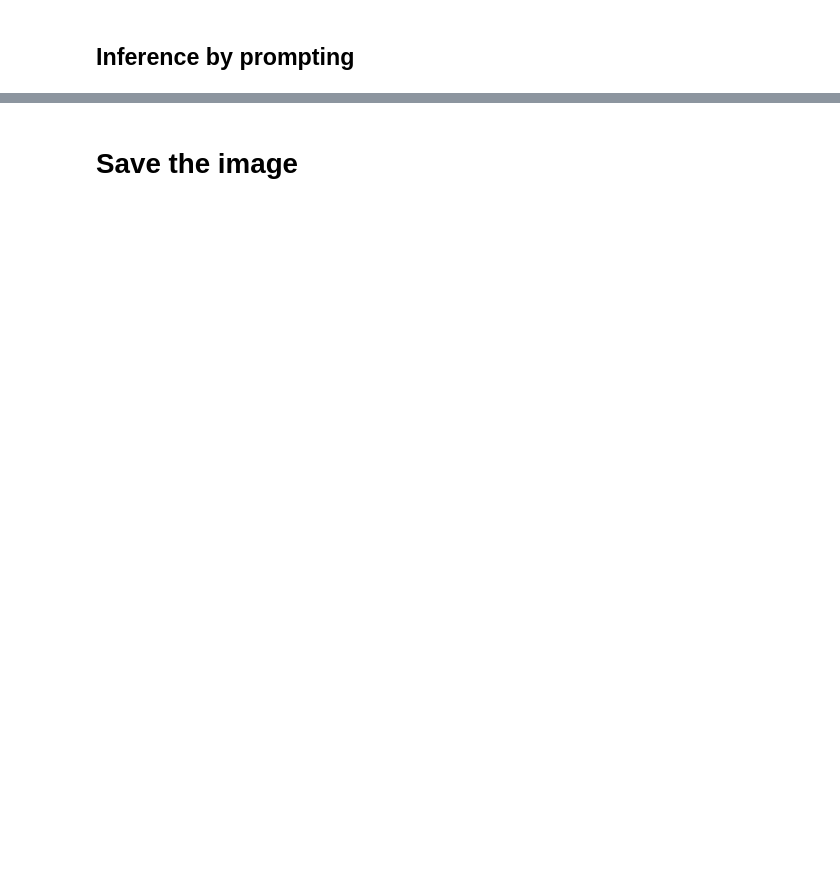
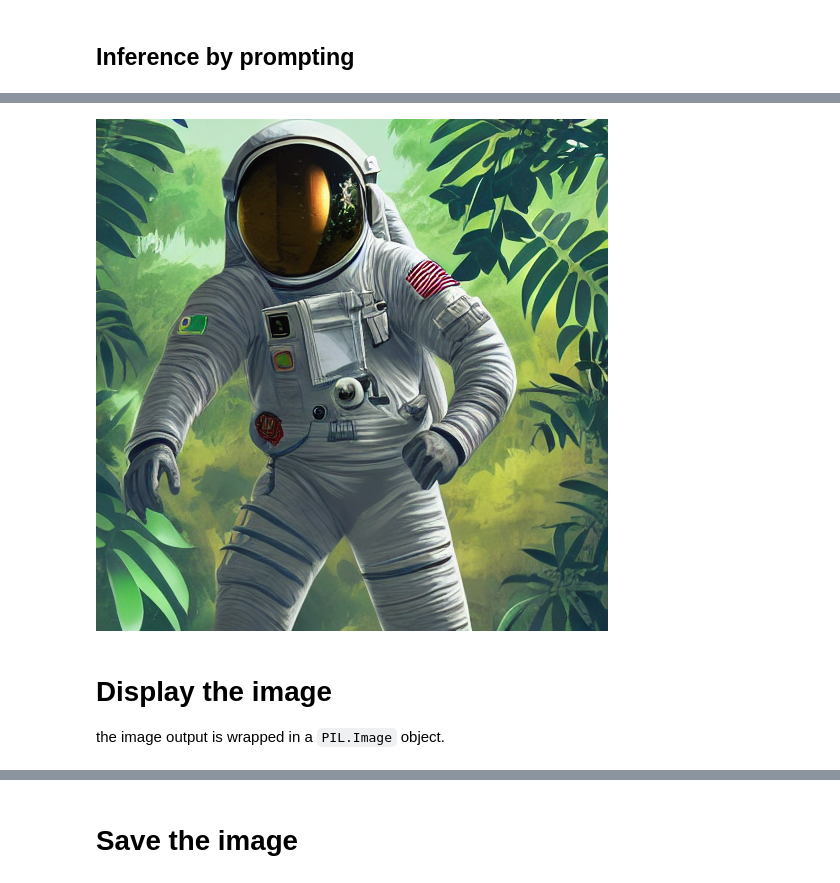
Before and after one commit to LittleFish-Coder/huggingface-workshop, a Jupyter notebook: diffuser.ipynb, the cells around one changed output, grey strips where cells are left out. Cells and saved outputs as stored; diff of their text form; code cells hidden in the pictures; blank space fills up the shorter version.

```diff
--- a/diffuser.ipynb
+++ b/diffuser.ipynb
@@ -52,3 +70,12 @@ image
+# %%
+image = pipeline("Astronaut in a jungle, cold color palette, muted colors, detailed, 8k").images[0]
+image
+# %% [output]
+[figure, added]
+# %% [markdown]
+# Display the image
+
+the image output is wrapped in a `PIL.Image` object.
 # %%
 # display the image
 from PIL import Image
```
Also changed, not shown: parts of 12 cells of this notebook.
